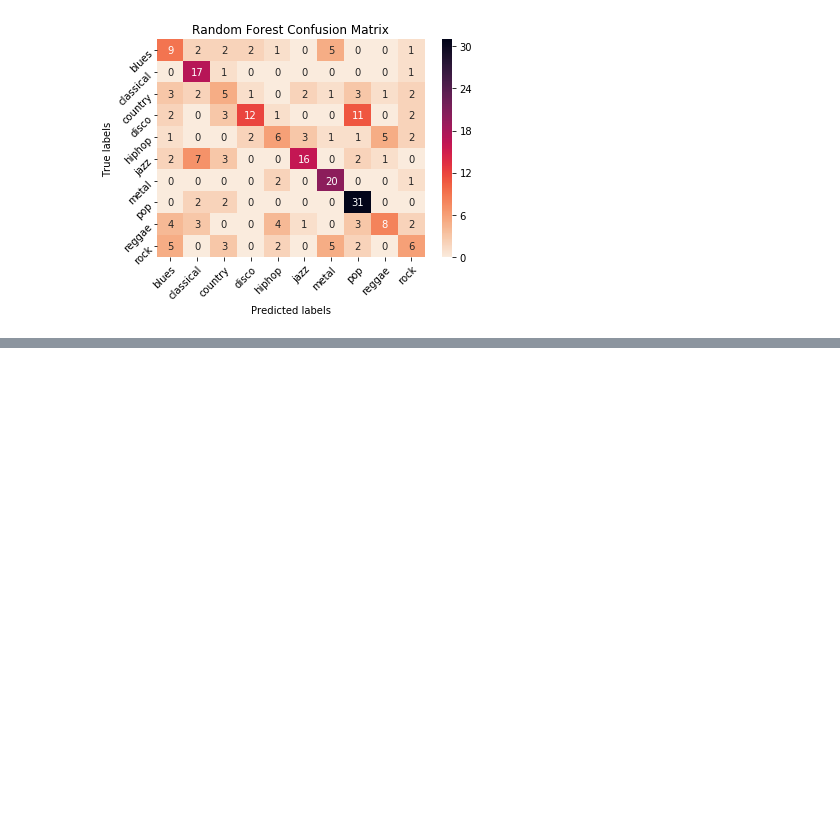
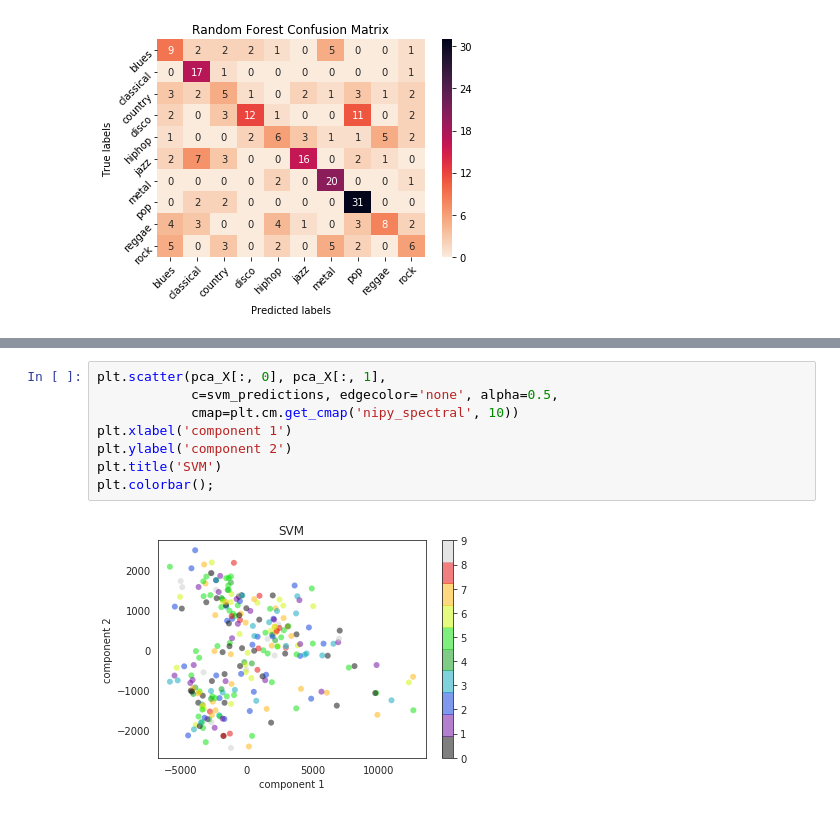
Before and after one commit to brendanyap/Genre-Classification, a Jupyter notebook: Brendan_Notebook.ipynb, the cells around one changed output, grey strips where cells are left out. Cells and saved outputs as stored; diff of their text form; blank space fills up the shorter version.

```diff
--- a/Brendan_Notebook.ipynb
+++ b/Brendan_Notebook.ipynb
@@ -257,0 +293,10 @@ plot_confusion_matrix(y_test, rf_predictions, 'Random Forest')
+# %%
+plt.scatter(pca_X[:, 0], pca_X[:, 1],
+            c=svm_predictions, edgecolor='none', alpha=0.5,
+            cmap=plt.cm.get_cmap('nipy_spectral', 10))
+plt.xlabel('component 1')
+plt.ylabel('component 2')
+plt.title('SVM')
+plt.colorbar();
+# %% [output]
+[figure, added]
```
Also changed, not shown: parts of 11 cells of this notebook.
